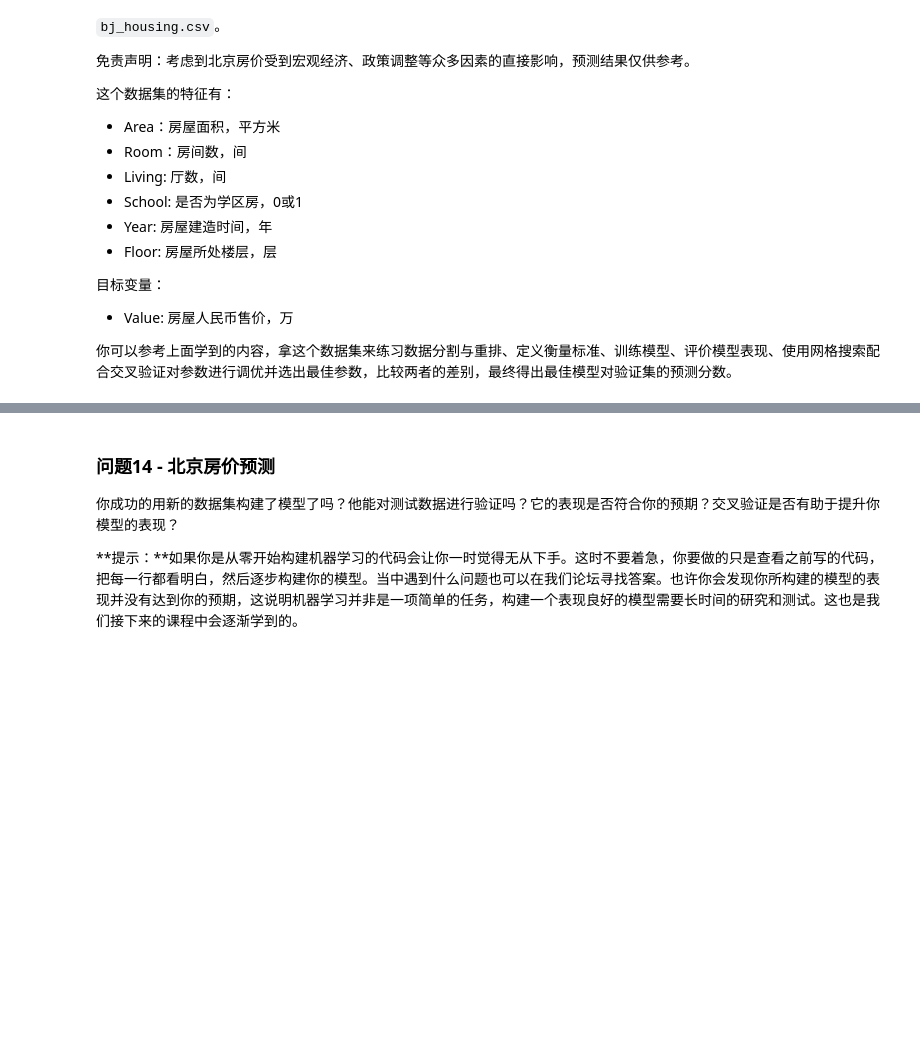
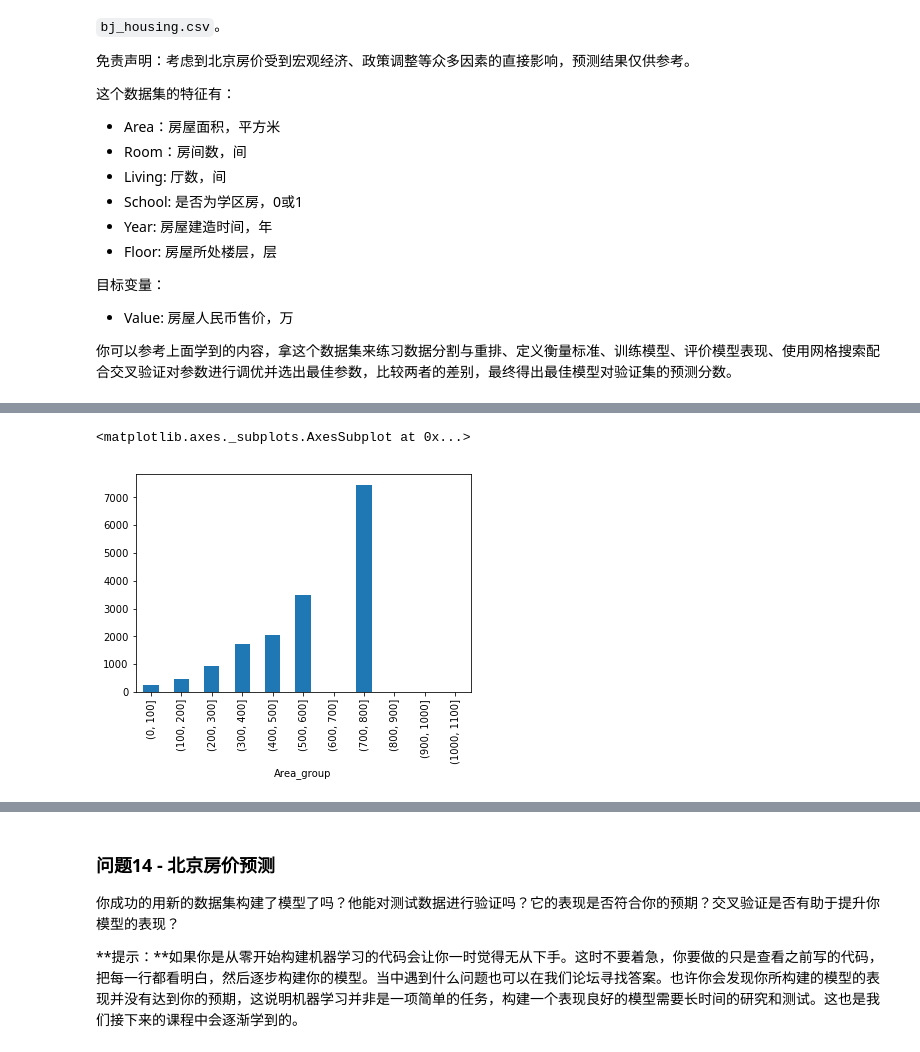
Before and after one commit to RedChueng/Forecast_Boston_Housing, a Jupyter notebook: boston_housing.ipynb, the cells around one changed output, grey strips where cells are left out. Cells and saved outputs as stored; diff of their text form; code cells hidden in the pictures; blank space fills up the shorter version.

```diff
--- a/boston_housing.ipynb
+++ b/boston_housing.ipynb
@@ -501,3 +536,7 @@ vs.PredictTrials(features, prices, fit_model, client_data)
 # TODO 6
 
 # 你的代码
+
+# 导入数据
+bj_data = pd.read_csv('bj_housing.csv')
+bj_data.head()
@@ -503,0 +620,6 @@ vs.PredictTrials(features, prices, fit_model, client_data)
+# %%
+bj_data['Area_group'] = pd.cut(bj_data['Area'], np.arange(0,1200,100))
+bj_data.groupby('Area_group').mean()['Value'].plot(kind='bar')
+# %% [output]
+<matplotlib.axes._subplots.AxesSubplot at 0x...>
+[figure, added]
```
Also changed, not shown: parts of 33 cells of this notebook.
